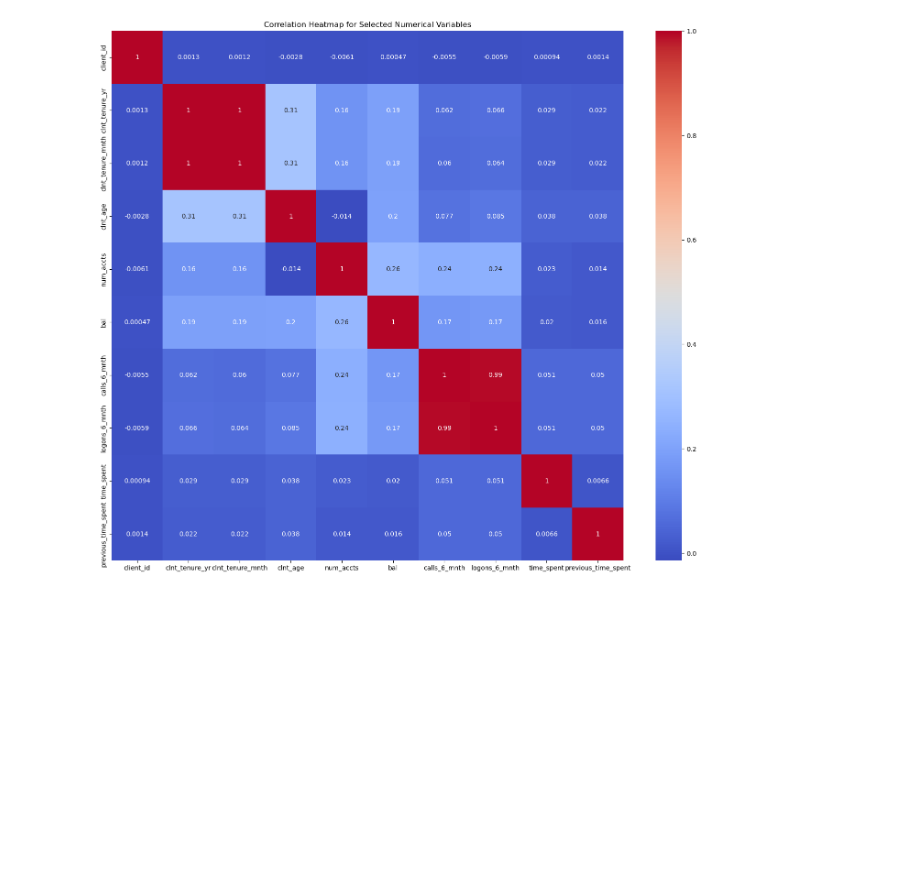
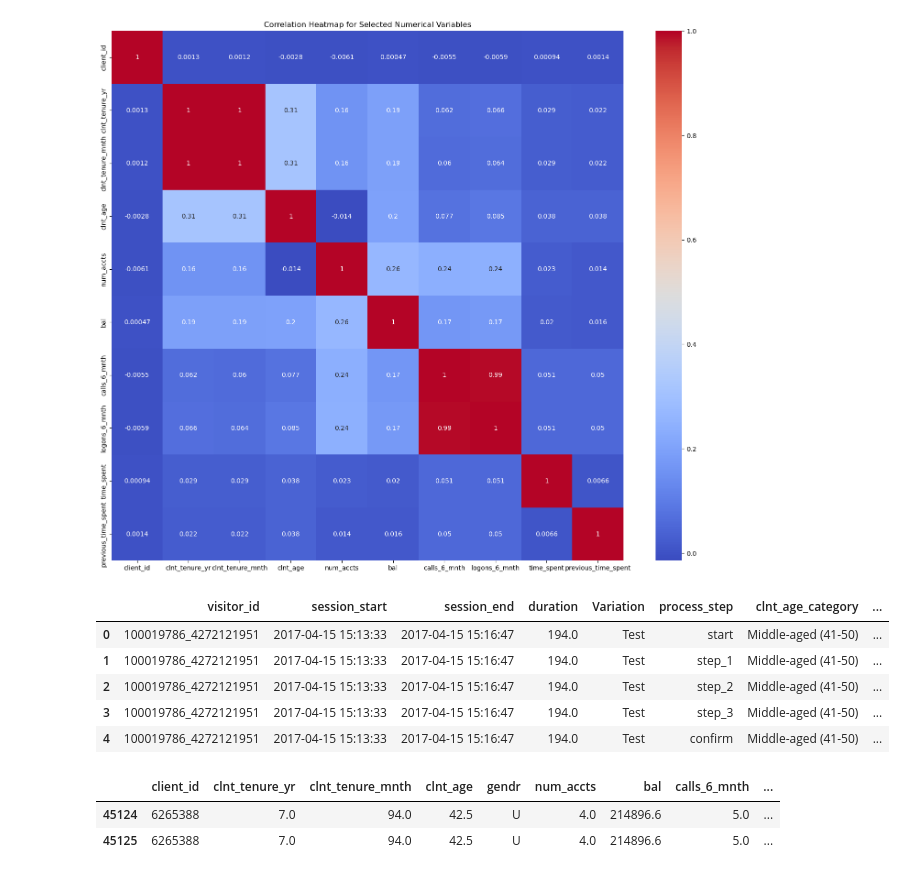
Before and after one commit to beatranche/Project-2, a Jupyter notebook: main.ipynb, the cells around one changed output. Saved outputs shown, nothing was run; the diff lists cells and outputs as text; code cells hidden in the pictures; blank space fills up the shorter version.

```diff
--- a/main.ipynb
+++ b/main.ipynb
@@ -811,3 +811,29 @@ plt.title("Correlation Heatmap for Selected Numerical Variables")
 plt.show()
 # %% [output]
 [figure]
+# %%
+# Calculate session duration
+session_duration = df_final_filtered.groupby('visitor_id').agg(
+    session_start=('date_time', 'min'),
+    session_end=('date_time', 'max')
+).reset_index()
+
+# Calculate duration in seconds
+session_duration['duration'] = (session_duration['session_end'] - session_duration['session_start']).dt.total_seconds()
+
+# Merge back with original data to get variation
+session_duration = session_duration.merge(df_final_filtered[['visitor_id', 'Variation', 'process_step', 'clnt_age_category', 'time_spent']], on='visitor_id', how='left').drop_duplicates()
+session_duration.head()
+# %% [output]
+|  | visitor_id | session_start | session_end | duration | Variation | process_step | clnt_age_category | ... |
+| 0 | 100019786_4272121951 | 2017-04-15 15:13:33 | 2017-04-15 15:16:47 | 194.0 | Test | start | Middle-aged (41-50) | ... |
+| 1 | 100019786_4272121951 | 2017-04-15 15:13:33 | 2017-04-15 15:16:47 | 194.0 | Test | step_1 | Middle-aged (41-50) | ... |
+| 2 | 100019786_4272121951 | 2017-04-15 15:13:33 | 2017-04-15 15:16:47 | 194.0 | Test | step_2 | Middle-aged (41-50) | ... |
+| 3 | 100019786_4272121951 | 2017-04-15 15:13:33 | 2017-04-15 15:16:47 | 194.0 | Test | step_3 | Middle-aged (41-50) | ... |
+| 4 | 100019786_4272121951 | 2017-04-15 15:13:33 | 2017-04-15 15:16:47 | 194.0 | Test | confirm | Middle-aged (41-50) | ... |
+# %%
+df_final_filtered.head(2)
+# %% [output]
+|  | client_id | clnt_tenure_yr | clnt_tenure_mnth | clnt_age | gendr | num_accts | bal | calls_6_mnth | ... |
+| 45124 | 6265388 | 7.0 | 94.0 | 42.5 | U | 4.0 | 214896.6 | 5.0 | ... |
+| 45125 | 6265388 | 7.0 | 94.0 | 42.5 | U | 4.0 | 214896.6 | 5.0 | ... |
```
Also changed, not shown: parts of 2 cells of this notebook.
